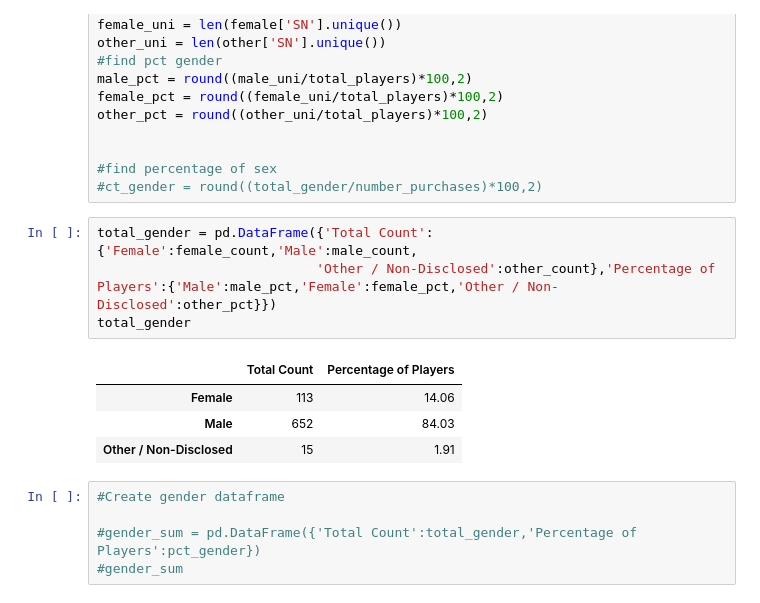
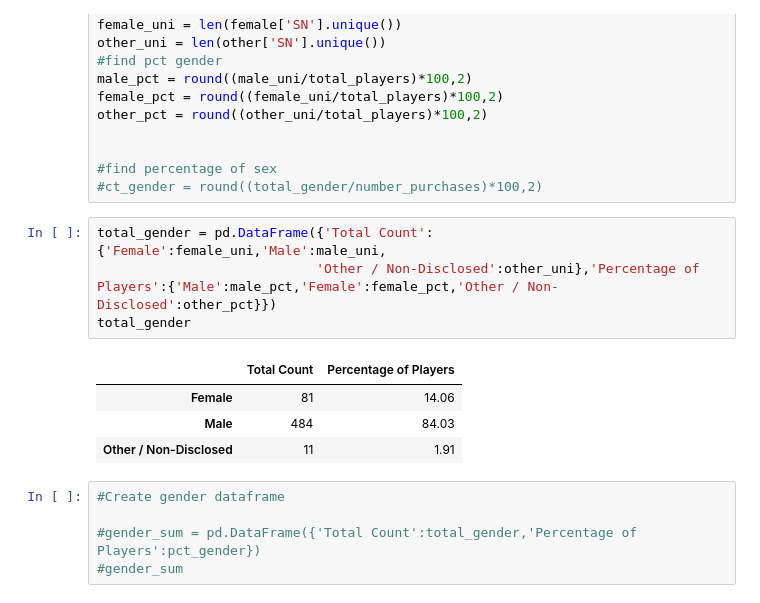
Before and after one commit to josephsy96/Pandas-Challenge, a Jupyter notebook: HeroesOfPymoli_starter.ipynb, the cells around one changed output. Drawn from its saved outputs; the diff is of its cells as text.

```diff
--- a/HeroesOfPymoli_starter.ipynb
+++ b/HeroesOfPymoli_starter.ipynb
@@ -98,14 +98,14 @@ other_pct = round((other_uni/total_players)*100,2)
 #find percentage of sex
 #ct_gender = round((total_gender/number_purchases)*100,2)
 # %%
-total_gender = pd.DataFrame({'Total Count': {'Female':female_count,'Male':male_count,
-                            'Other / Non-Disclosed':other_count},'Percentage of Players':{'Male':male_pct,'Female':female_pct,'Other / Non-Disclosed':other_pct}})
+total_gender = pd.DataFrame({'Total Count': {'Female':female_uni,'Male':male_uni,
+                            'Other / Non-Disclosed':other_uni},'Percentage of Players':{'Male':male_pct,'Female':female_pct,'Other / Non-Disclosed':other_pct}})
 total_gender
 # %% [output]
 |  | Total Count | Percentage of Players |
-| Female | 113 | 14.06 |
-| Male | 652 | 84.03 |
-| Other / Non-Disclosed | 15 | 1.91 |
+| Female | 81 | 14.06 |
+| Male | 484 | 84.03 |
+| Other / Non-Disclosed | 11 | 1.91 |
 # %%
 #Create gender dataframe
 
```
Also changed, not shown: parts of 2 cells of this notebook.
